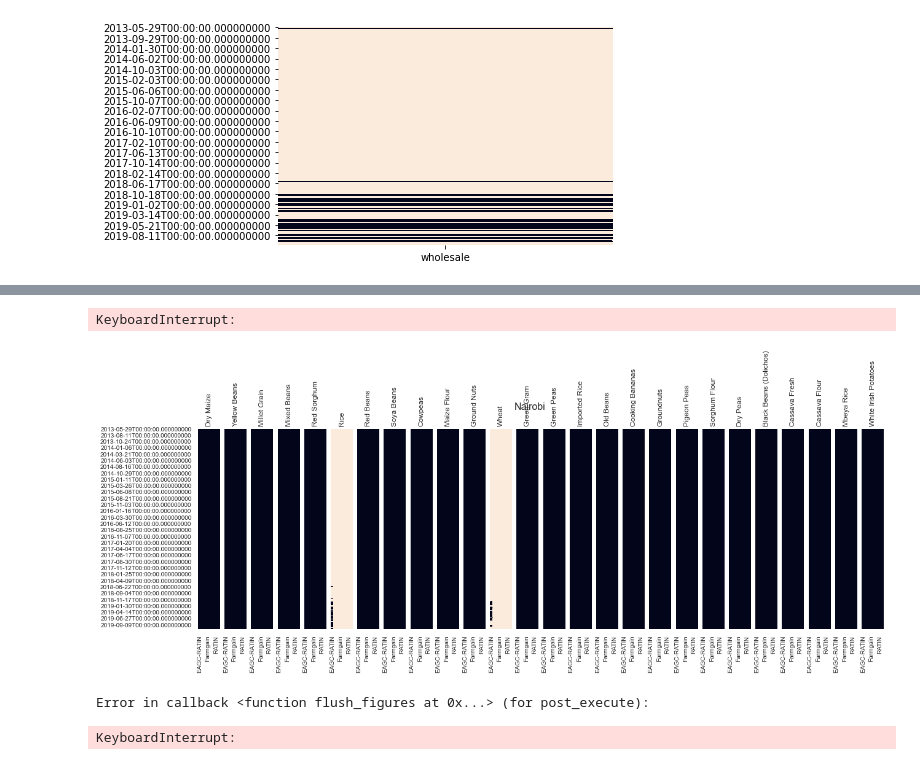
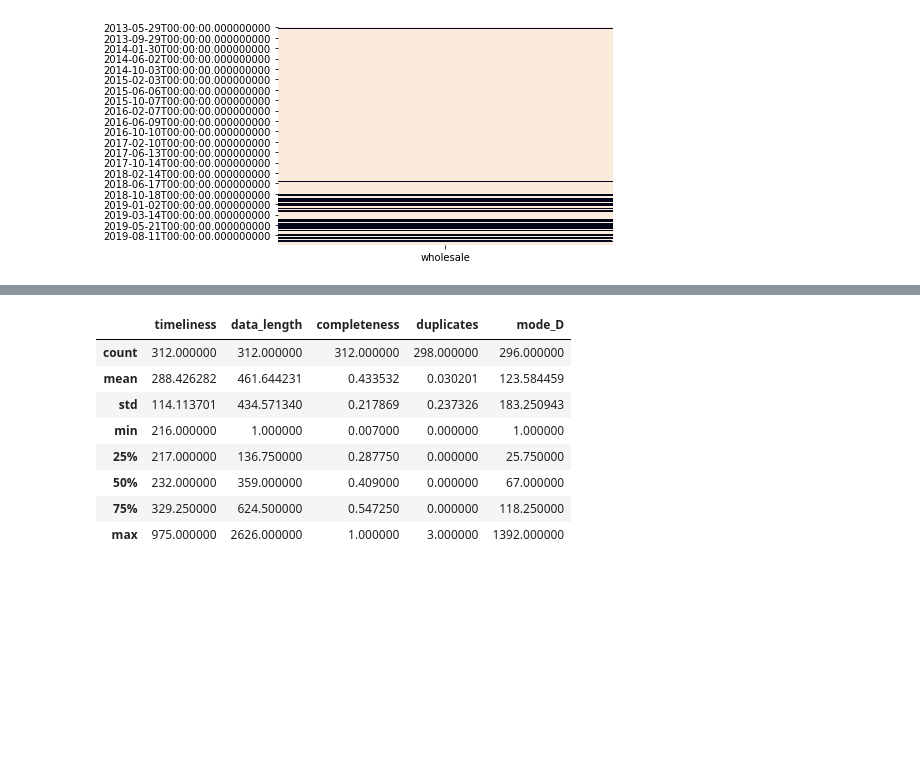
Before and after one commit to qianjing2020/lambda_lab, a Jupyter notebook: notebooks/QC_time_series.ipynb, the cells around one changed output, grey strips where cells are left out. Saved outputs shown, nothing was run; the diff lists cells and outputs as text; code cells hidden in the pictures; blank space fills up the shorter version.

```diff
--- a/notebooks/QC_time_series.ipynb
+++ b/notebooks/QC_time_series.ipynb
@@ -284,29 +232,0 @@ KeyboardInterrupt:
-# %%
-# visulize data completeness overview
-
-date_range = pd.date_range(start=df['date'].min(), end=df['date'].max(), freq='D')
-time_df = pd.DataFrame([], index=date_range)
-
-N_plots = len(PRODUCT_LIST)
-for MARKET in MARKET_LIST:
-    fig, axs = plt.subplots(1, N_plots, sharey=True, figsize=(20,6))
-
-    for PRODUCT, axi in zip(PRODUCT_LIST, axs):
-        new_set = time_df
-
-        for SOURCE in SOURCE_LIST:
-
-            subset = df[(df['product_agg']==PRODUCT) & (df['source']==SOURCE) & (df['market']==MARKET)].sort_values('date').set_index('date')
-            new_set = new_set.merge(subset[['wholesale']], how='left', left_index=True, right_index=True)
-            new_colname = SOURCE
-            new_set = new_set.rename(columns={'wholesale':new_colname})
-
-        sns.heatmap(new_set.isnull(), cbar=False, ax=axi)
-        axi.set_title(PRODUCT, rotation=90)
-    fig.suptitle(MARKET, fontsize=16)
-    plt.show
-# %% [output]
-KeyboardInterrupt:
-[figure, removed]
-Error in callback <function flush_figures at 0x...> (for post_execute):
-KeyboardInterrupt:
@@ -314,0 +233,12 @@ KeyboardInterrupt:
+# %%
+QC_df.describe()
+# %% [output]
+|  | timeliness | data_length | completeness | duplicates | mode_D |
+| count | 312.000000 | 312.000000 | 312.000000 | 298.000000 | 296.000000 |
+| mean | 288.426282 | 461.644231 | 0.433532 | 0.030201 | 123.584459 |
+| std | 114.113701 | 434.571340 | 0.217869 | 0.237326 | 183.250943 |
+| min | 216.000000 | 1.000000 | 0.007000 | 0.000000 | 1.000000 |
+| 25% | 217.000000 | 136.750000 | 0.287750 | 0.000000 | 25.750000 |
+| 50% | 232.000000 | 359.000000 | 0.409000 | 0.000000 | 67.000000 |
+| 75% | 329.250000 | 624.500000 | 0.547250 | 0.000000 | 118.250000 |
+| max | 975.000000 | 2626.000000 | 1.000000 | 3.000000 | 1392.000000 |
```
Also changed, not shown: parts of 13 cells of this notebook, 4 other files.
